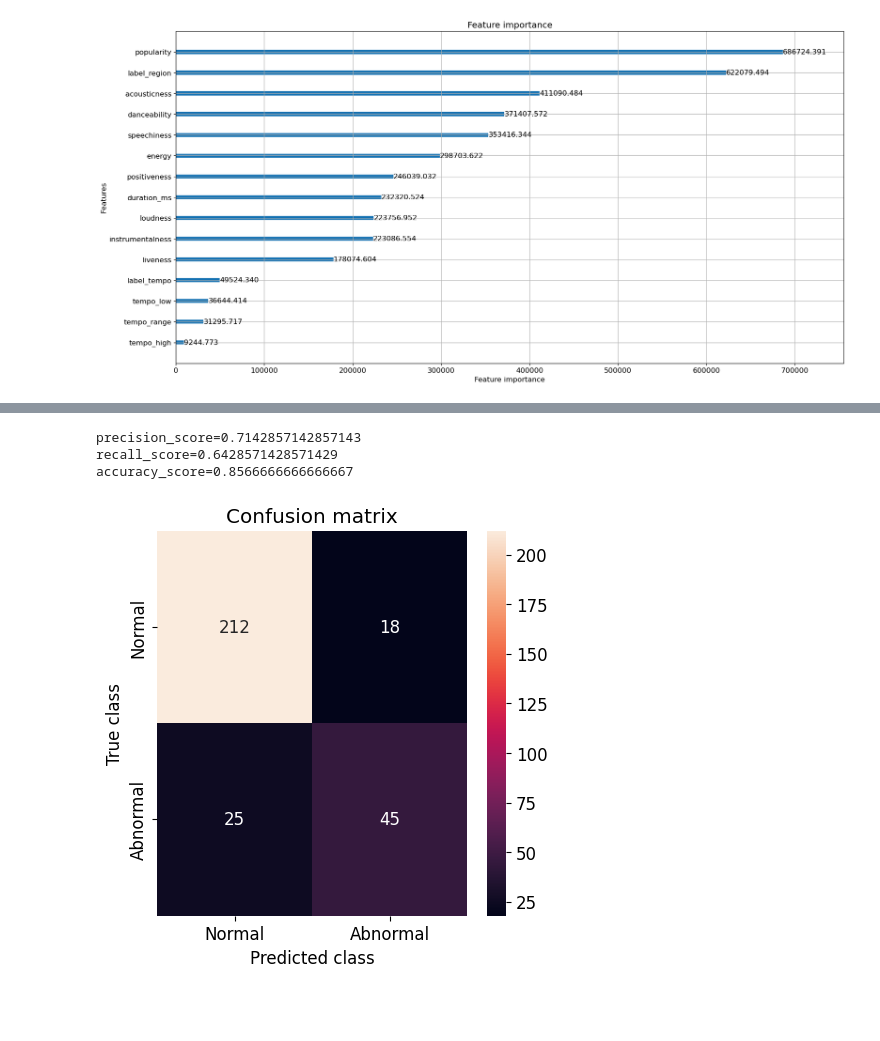
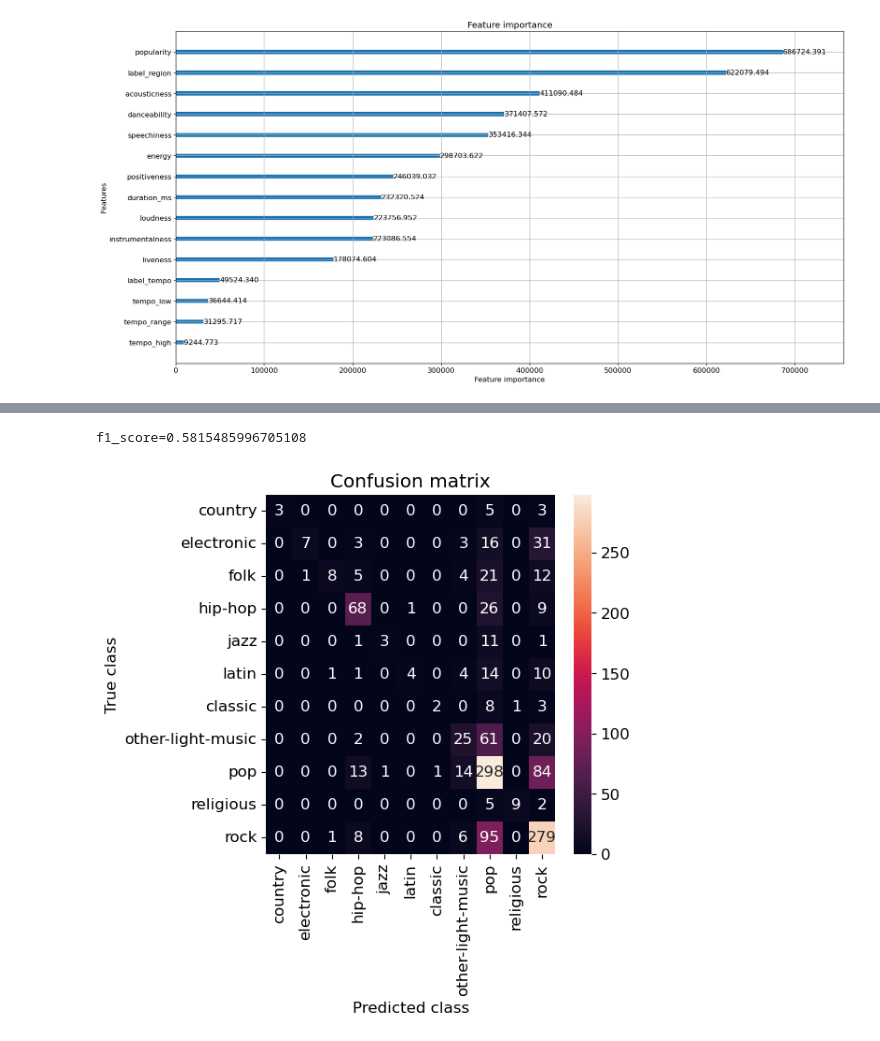
Before and after one commit to ihpolyphe/Kaggle, a Jupyter notebook: 06_classification_music/pretreatment_baseline.ipynb, the cells around one changed output, grey strips where cells are left out. Cells and saved outputs as stored; diff of their text form; code cells hidden in the pictures; blank space fills up the shorter version.

```diff
--- a/06_classification_music/pretreatment_baseline.ipynb
+++ b/06_classification_music/pretreatment_baseline.ipynb
@@ -733,7 +734,3 @@ plt.show()
 [figure]
 # %%
 y_pred = gbm.predict(test_total)
-# %%
-print(y_valid.head())
-for i in y_valid:
-    print(i)
@@ -900,38 +876,37 @@ import os
 import datetime
 Dicision_threshould = 0.5
 
 path = "result/"
 now = datetime.datetime.now()
 filename = path + now.strftime('%Y%m%d_%H%M%S') + "_"+ "LightGBM"+ "_" + str(Dicision_threshould)+ '.png'
 
 
 if not os.path.isdir(path):
    os.mkdir(path)
 
 
 # スコア(RMSE)算出
 # y_pred_int = np.where(y_pred_train > Dicision_threshould, 1, 0)
-y_pred_int = y_pred_int.astype(int)
+y_pred_int = y_pred_train.idxmax(axis=1)
+
 f1_score = metrics.f1_score(y_true=y_valid, y_pred=y_pred_int, average="micro")
 print(f'f1_score={f1_score}')
 
 import seaborn as sns
 from sklearn.metrics import (confusion_matrix, precision_recall_curve, auc,
    roc_curve, recall_score, classification_report, f1_score,
    precision_recall_fscore_support)
 conf_matrix = confusion_matrix(y_valid, y_pred_int)
 plt.figure(figsize=(5, 5))
 sns.heatmap(conf_matrix, xticklabels=genre_data["genre"], yticklabels=genre_data["genre"], annot=True, fmt="d");
 plt.title("Confusion matrix")
 plt.ylabel('True class')
 plt.xlabel('Predicted class')
 plt.savefig(filename)
 plt.show()
 # %% [output]
-precision_score=0.7142857142857143
-recall_score=0.6428571428571429
-accuracy_score=0.8566666666666667
+f1_score=0.5815485996705108
-[figure, old version]
+[figure, new version]
 # %%
 # PRカーブも２値分類からの変化点があるので一旦コメントアウト
 
```
Also changed, not shown: parts of 13 cells of this notebook, 1 other file.
